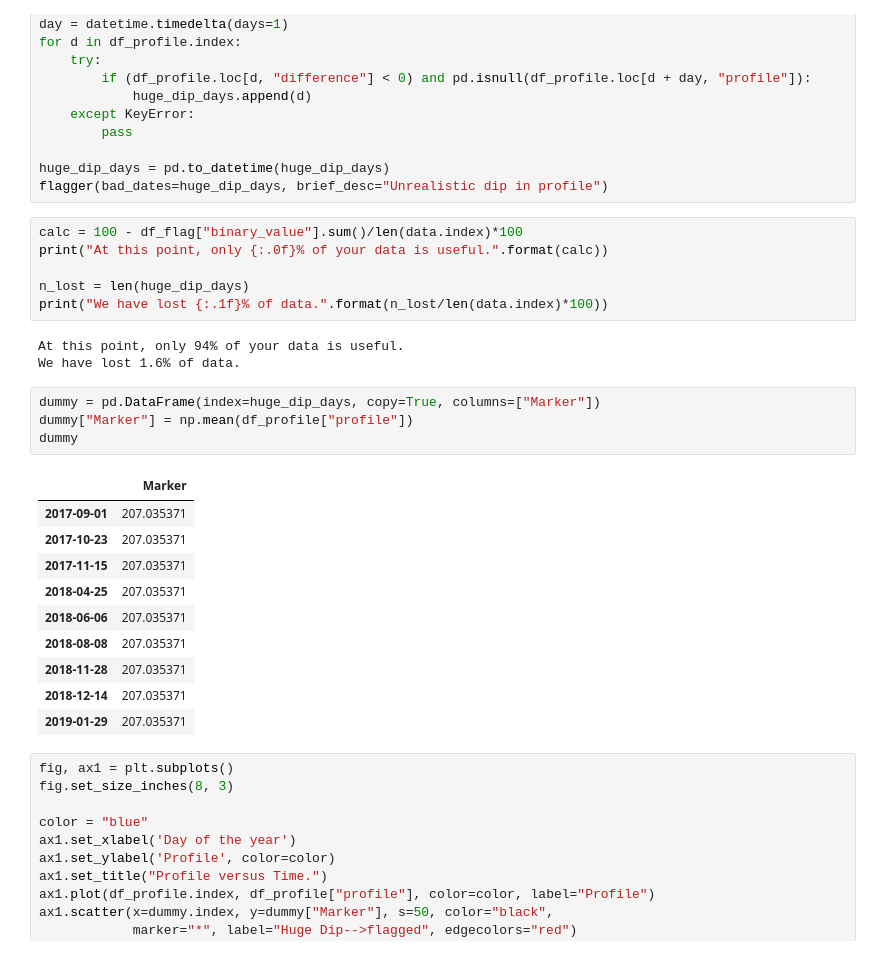
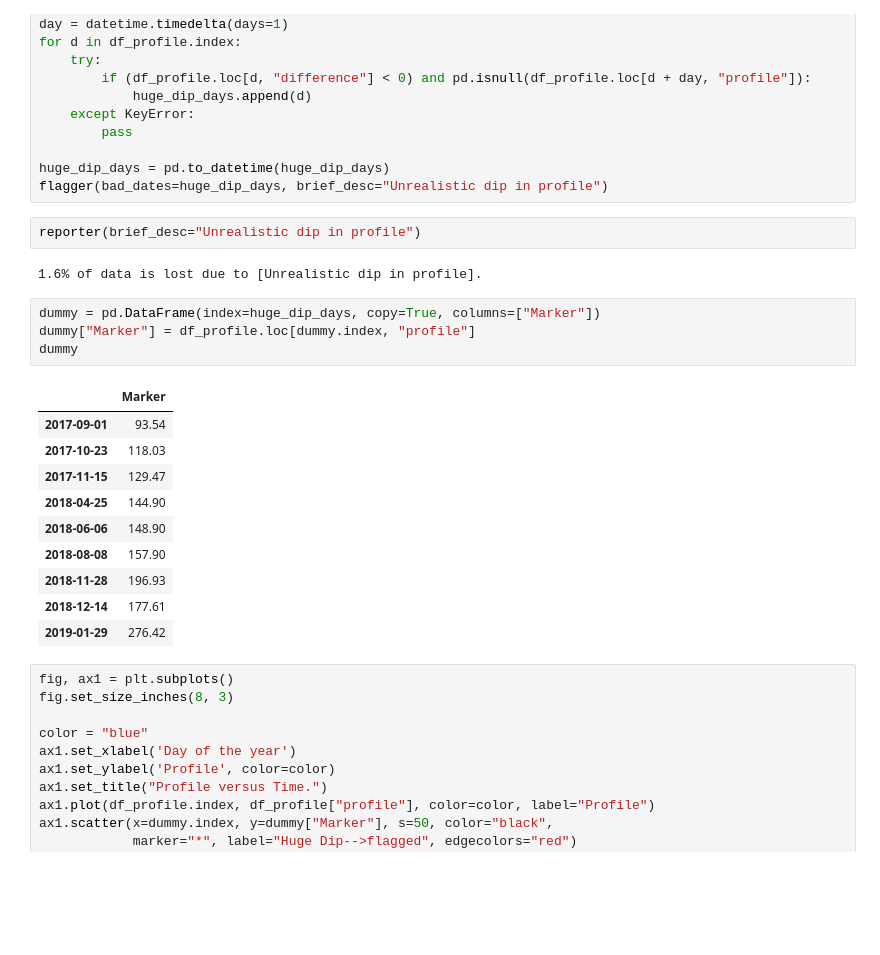
Before and after one commit to HenriBranken/ProbeSchedule, a Jupyter notebook: DATA/working_with_time_series_data.ipynb, the cells around one changed output. Saved outputs shown, nothing was run; the diff lists cells and outputs as text; blank space fills up the shorter version.

```diff
--- a/DATA/working_with_time_series_data.ipynb
+++ b/DATA/working_with_time_series_data.ipynb
@@ -262,30 +303,25 @@ for d in df_profile.index:
 
 huge_dip_days = pd.to_datetime(huge_dip_days)
 flagger(bad_dates=huge_dip_days, brief_desc="Unrealistic dip in profile")
-# %%
-calc = 100 - df_flag["binary_value"].sum()/len(data.index)*100
-print("At this point, only {:.0f}% of your data is useful.".format(calc))
-
-n_lost = len(huge_dip_days)
-print("We have lost {:.1f}% of data.".format(n_lost/len(data.index)*100))
-# %% [output]
-At this point, only 94% of your data is useful.
-We have lost 1.6% of data.
+# %%
+reporter(brief_desc="Unrealistic dip in profile")
+# %% [output]
+1.6% of data is lost due to [Unrealistic dip in profile].
 # %%
 dummy = pd.DataFrame(index=huge_dip_days, copy=True, columns=["Marker"])
-dummy["Marker"] = np.mean(df_profile["profile"])
+dummy["Marker"] = df_profile.loc[dummy.index, "profile"]
 dummy
 # %% [output]
 |  | Marker |
-| 2017-09-01 | 207.035371 |
-| 2017-10-23 | 207.035371 |
-| 2017-11-15 | 207.035371 |
-| 2018-04-25 | 207.035371 |
-| 2018-06-06 | 207.035371 |
-| 2018-08-08 | 207.035371 |
-| 2018-11-28 | 207.035371 |
-| 2018-12-14 | 207.035371 |
-| 2019-01-29 | 207.035371 |
+| 2017-09-01 | 93.54 |
+| 2017-10-23 | 118.03 |
+| 2017-11-15 | 129.47 |
+| 2018-04-25 | 144.90 |
+| 2018-06-06 | 148.90 |
+| 2018-08-08 | 157.90 |
+| 2018-11-28 | 196.93 |
+| 2018-12-14 | 177.61 |
+| 2019-01-29 | 276.42 |
 # %%
 fig, ax1 = plt.subplots()
 fig.set_size_inches(8, 3)
```
Also changed, not shown: parts of 41 cells of this notebook, 10 other files.
